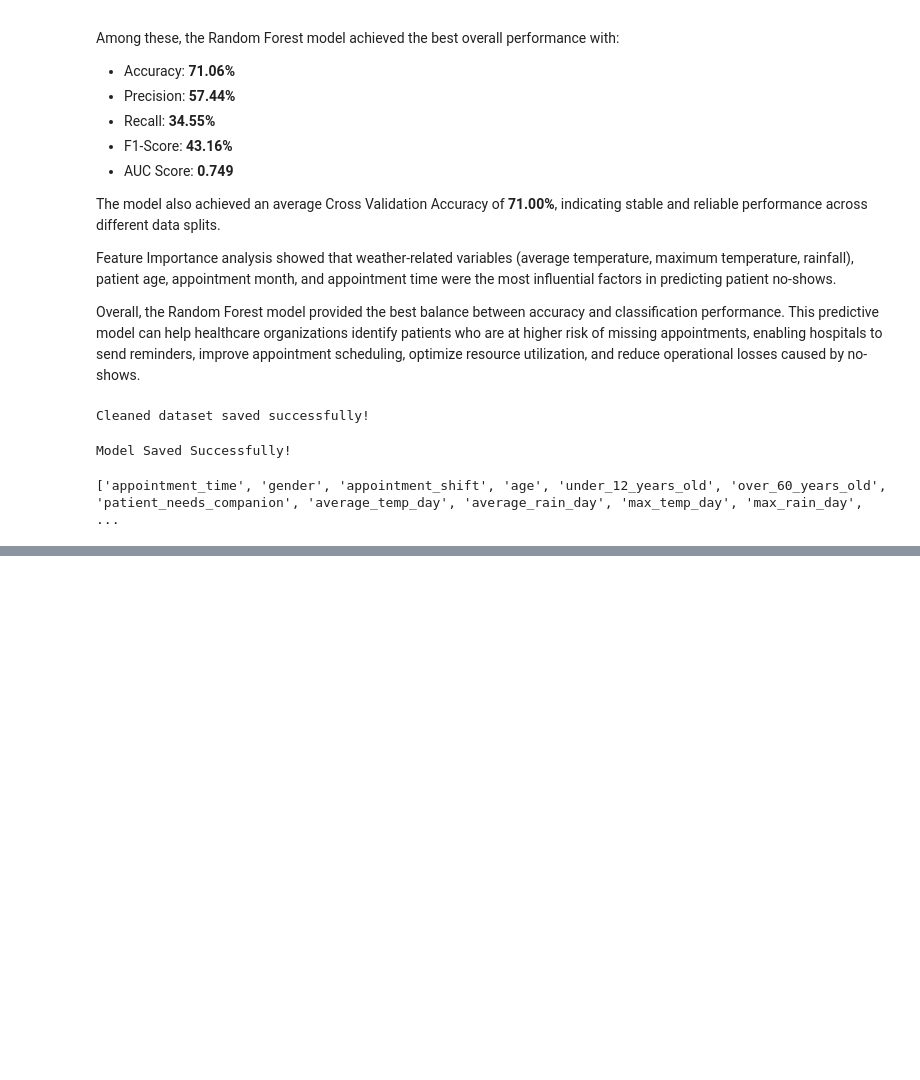
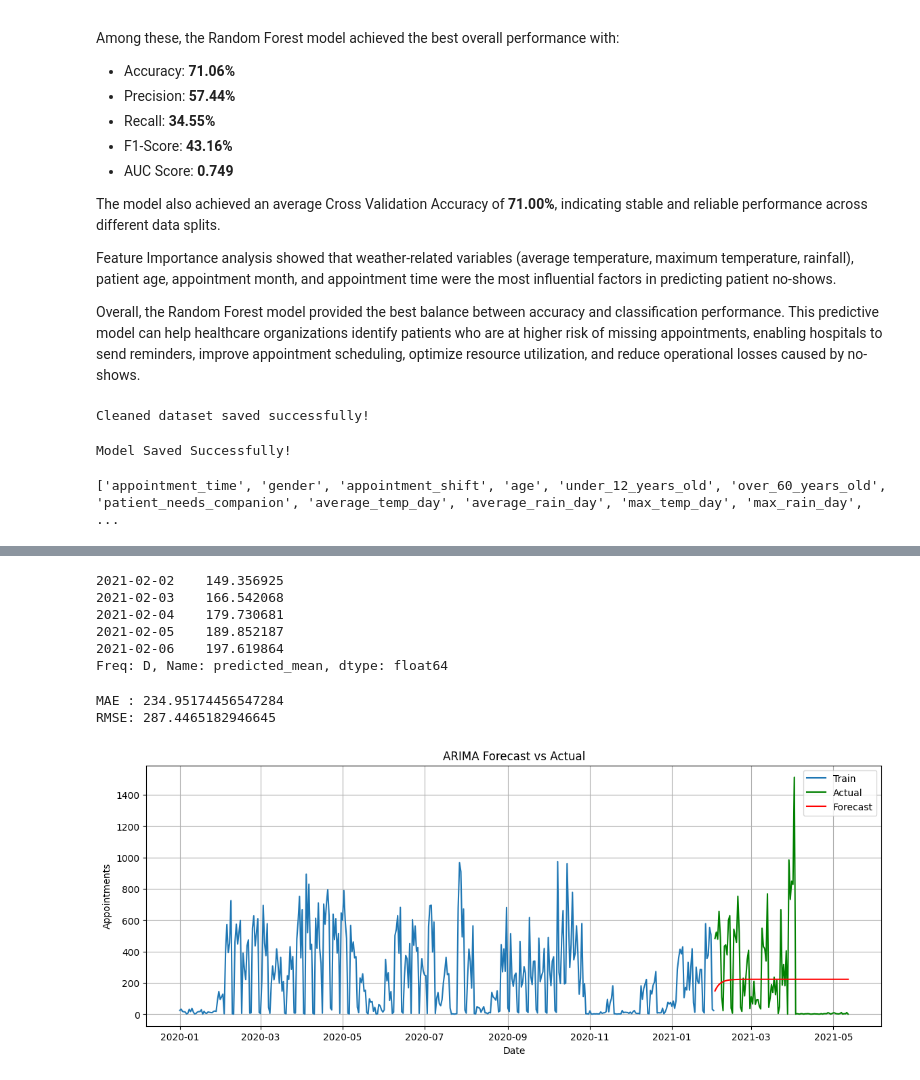
Before and after one commit to anushka-004/Medical_Appointment_no_show_prediction_model, a Jupyter notebook: notebook/medical_noshow.ipynb, the cells around one changed output, grey strips where cells are left out. Saved outputs shown, nothing was run; the diff lists cells and outputs as text; code cells hidden in the pictures; blank space fills up the shorter version.

Commit message:
Demand model

```diff
--- a/notebook/medical_noshow.ipynb
+++ b/notebook/medical_noshow.ipynb
@@ -1456,0 +1645,11 @@ print(X_train.columns.tolist())
+# %%
+from statsmodels.tsa.arima.model import ARIMA
+
+# ARIMA Model
+arima_model = ARIMA(train["appointments"], order=(1, 0, 1))
+
+# Train Model
+arima_fit = arima_model.fit()
+
+# Model Summary
+print(arima_fit.summary())
@@ -1456,0 +1674,68 @@ print(X_train.columns.tolist())
+# %%
+forecast = arima_fit.forecast(steps=len(test))
+
+print(forecast.head())
+# %% [output]
+2021-02-02    149.356925
+2021-02-03    166.542068
+2021-02-04    179.730681
+2021-02-05    189.852187
+2021-02-06    197.619864
+Freq: D, Name: predicted_mean, dtype: float64
+# %%
+from sklearn.metrics import mean_absolute_error
+from sklearn.metrics import mean_squared_error
+import numpy as np
+
+mae = mean_absolute_error(test["appointments"], forecast)
+
+rmse = np.sqrt(
+    mean_squared_error(
+        test["appointments"],
+        forecast
+    )
+)
+
+print("MAE :", mae)
+print("RMSE:", rmse)
+# %% [output]
+MAE : 234.95174456547284
+RMSE: 287.4465182946645
+# %%
+import matplotlib.pyplot as plt
+
+plt.figure(figsize=(14,5))
+
+plt.plot(
+    train.index,
+    train["appointments"],
+    label="Train"
+)
+
+plt.plot(
+    test.index,
+    test["appointments"],
+    label="Actual",
+    color="green"
+)
+
+plt.plot(
+    test.index,
+    forecast,
+    label="Forecast",
+    color="red"
+)
+
+plt.title("ARIMA Forecast vs Actual")
+
+plt.xlabel("Date")
+
+plt.ylabel("Appointments")
+
+plt.legend()
+
+plt.grid(True)
+
+plt.show()
+# %% [output]
+[figure, added]
```
Also changed, not shown: parts of 14 cells of this notebook.
